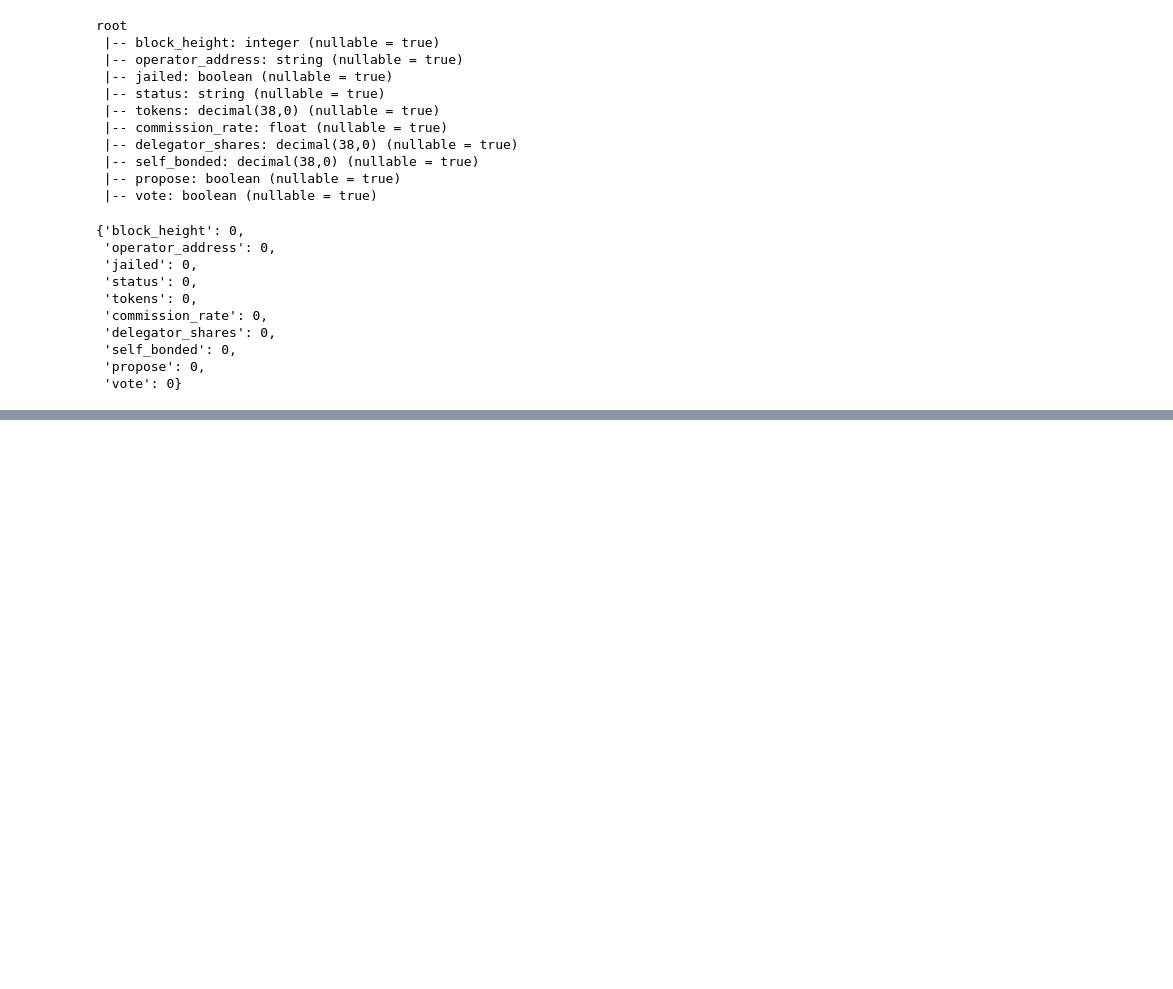
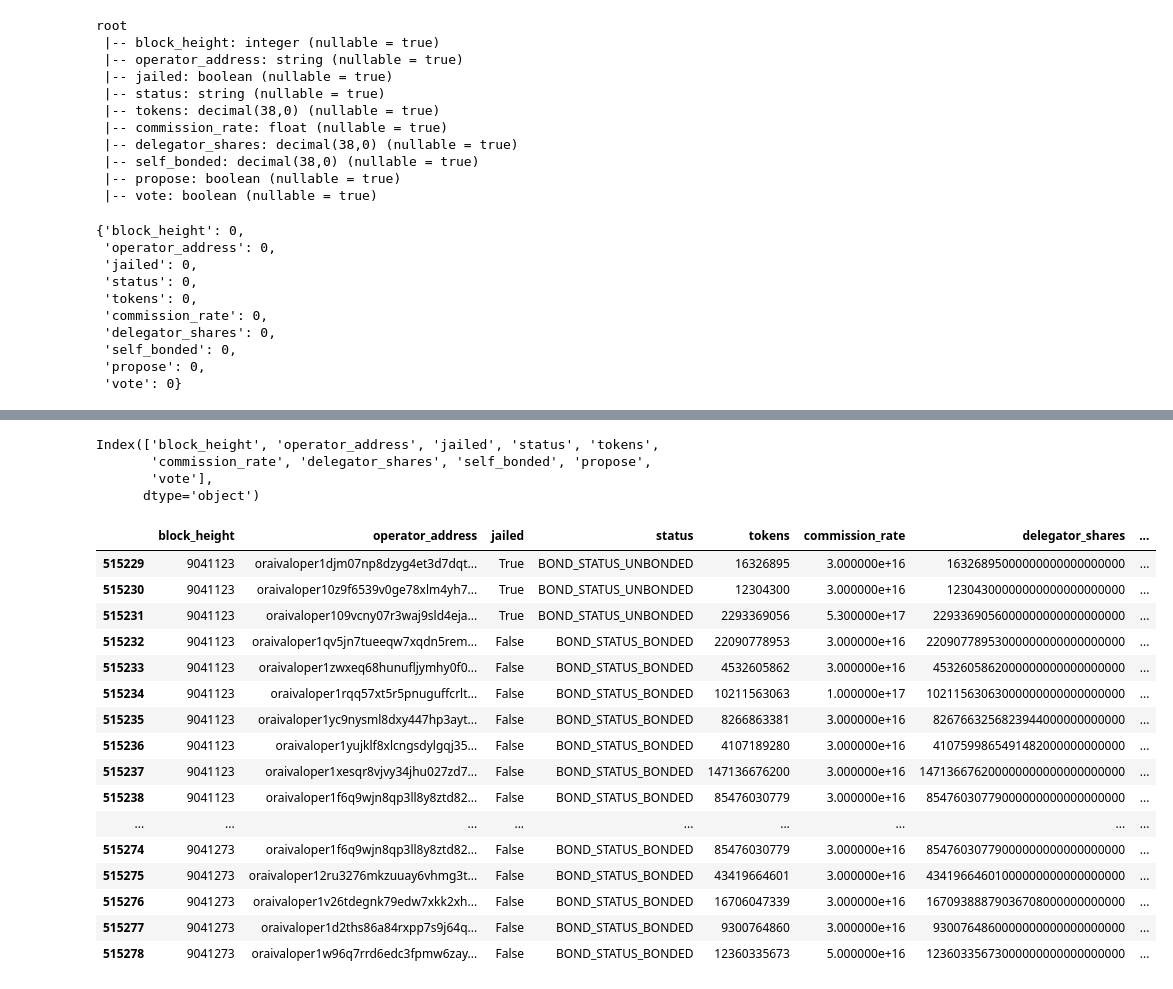
Before and after one commit to hainguyenhuy2002/orchai_validator, a Jupyter notebook: notebooks/03_detect_missing_blocks.ipynb, the cells around one changed output, grey strips where cells are left out. Drawn from its saved outputs; the diff is of its cells as text; code cells hidden in the pictures; blank space fills up the shorter version.

```diff
--- a/notebooks/03_detect_missing_blocks.ipynb
+++ b/notebooks/03_detect_missing_blocks.ipynb
@@ -98,0 +59,24 @@ df2.show(156, truncate=False)
+# %%
+cur = conn.cursor()
+# %%
+import pandas as pd
+
+
+def clone(config, start, end):
+    with open("config/validators.txt", 'r') as f:
+        validators = f.read().split()
+
+    QUERY = f"""
+        select * from {config.src.table}
+        where block_height >= {start} and block_height <= {end}
+            and operator_address in ({", ".join([f"'{v}'" for v in validators])})
+        order by block_height;
+    """
+    cur.execute(QUERY)
+    return  pd.DataFrame(cur.fetchall(),
+                         columns=[
+                            "block_height", "operator_address", "jailed",
+                            "status", "tokens", "commission_rate", "delegator_shares",
+                            "self_bonded", "propose", "vote"])
+# %%
+df = clone(config, 7059473, 9583823)
@@ -98,0 +116,29 @@ df2.show(156, truncate=False)
+# %%
+df.columns
+# %% [output]
+Index(['block_height', 'operator_address', 'jailed', 'status', 'tokens',
+       'commission_rate', 'delegator_shares', 'self_bonded', 'propose',
+       'vote'],
+      dtype='object')
+# %%
+pd.set_option("display.max_colWidth", None)
+# %%
+df[(df["block_height"] >= 9041123) & (df["block_height"] <= 9058523)].head(50)
+# %% [output]
+|  | block_height | operator_address | jailed | status | tokens | commission_rate | delegator_shares | ... |
+| 515229 | 9041123 | oraivaloper1djm07np8dzyg4et3d7dqt... | True | BOND_STATUS_UNBONDED | 16326895 | 3.000000e+16 | 16326895000000000000000000 | ... |
+| 515230 | 9041123 | oraivaloper10z9f6539v0ge78xlm4yh7... | True | BOND_STATUS_UNBONDED | 12304300 | 3.000000e+16 | 12304300000000000000000000 | ... |
+| 515231 | 9041123 | oraivaloper109vcny07r3waj9sld4eja... | True | BOND_STATUS_UNBONDED | 2293369056 | 5.300000e+17 | 2293369056000000000000000000 | ... |
+| 515232 | 9041123 | oraivaloper1qv5jn7tueeqw7xqdn5rem... | False | BOND_STATUS_BONDED | 22090778953 | 3.000000e+16 | 22090778953000000000000000000 | ... |
+| 515233 | 9041123 | oraivaloper1zwxeq68hunufljymhy0f0... | False | BOND_STATUS_BONDED | 4532605862 | 3.000000e+16 | 4532605862000000000000000000 | ... |
+| 515234 | 9041123 | oraivaloper1rqq57xt5r5pnuguffcrlt... | False | BOND_STATUS_BONDED | 10211563063 | 1.000000e+17 | 10211563063000000000000000000 | ... |
+| 515235 | 9041123 | oraivaloper1yc9nysml8dxy447hp3ayt... | False | BOND_STATUS_BONDED | 8266863381 | 3.000000e+16 | 8267663256823944000000000000 | ... |
+| 515236 | 9041123 | oraivaloper1yujklf8xlcngsdylgqj35... | False | BOND_STATUS_BONDED | 4107189280 | 3.000000e+16 | 4107599865491482000000000000 | ... |
+| 515237 | 9041123 | oraivaloper1xesqr8vjvy34jhu027zd7... | False | BOND_STATUS_BONDED | 147136676200 | 3.000000e+16 | 147136676200000000000000000000 | ... |
+| 515238 | 9041123 | oraivaloper1f6q9wjn8qp3ll8y8ztd82... | False | BOND_STATUS_BONDED | 85476030779 | 3.000000e+16 | 85476030779000000000000000000 | ... |
+| ... | ... | ... | ... | ... | ... | ... | ... | ... |
+| 515274 | 9041273 | oraivaloper1f6q9wjn8qp3ll8y8ztd82... | False | BOND_STATUS_BONDED | 85476030779 | 3.000000e+16 | 85476030779000000000000000000 | ... |
+| 515275 | 9041273 | oraivaloper12ru3276mkzuuay6vhmg3t... | False | BOND_STATUS_BONDED | 43419664601 | 3.000000e+16 | 43419664601000000000000000000 | ... |
+| 515276 | 9041273 | oraivaloper1v26tdegnk79edw7xkk2xh... | False | BOND_STATUS_BONDED | 16706047339 | 3.000000e+16 | 16709388879036708000000000000 | ... |
+| 515277 | 9041273 | oraivaloper1d2ths86a84rxpp7s9j64q... | False | BOND_STATUS_BONDED | 9300764860 | 3.000000e+16 | 9300764860000000000000000000 | ... |
+| 515278 | 9041273 | oraivaloper1w96q7rrd6edc3fpmw6zay... | False | BOND_STATUS_BONDED | 12360335673 | 5.000000e+16 | 12360335673000000000000000000 | ... |
```
Also changed, not shown: parts of 8 cells of this notebook, 13 other files.
